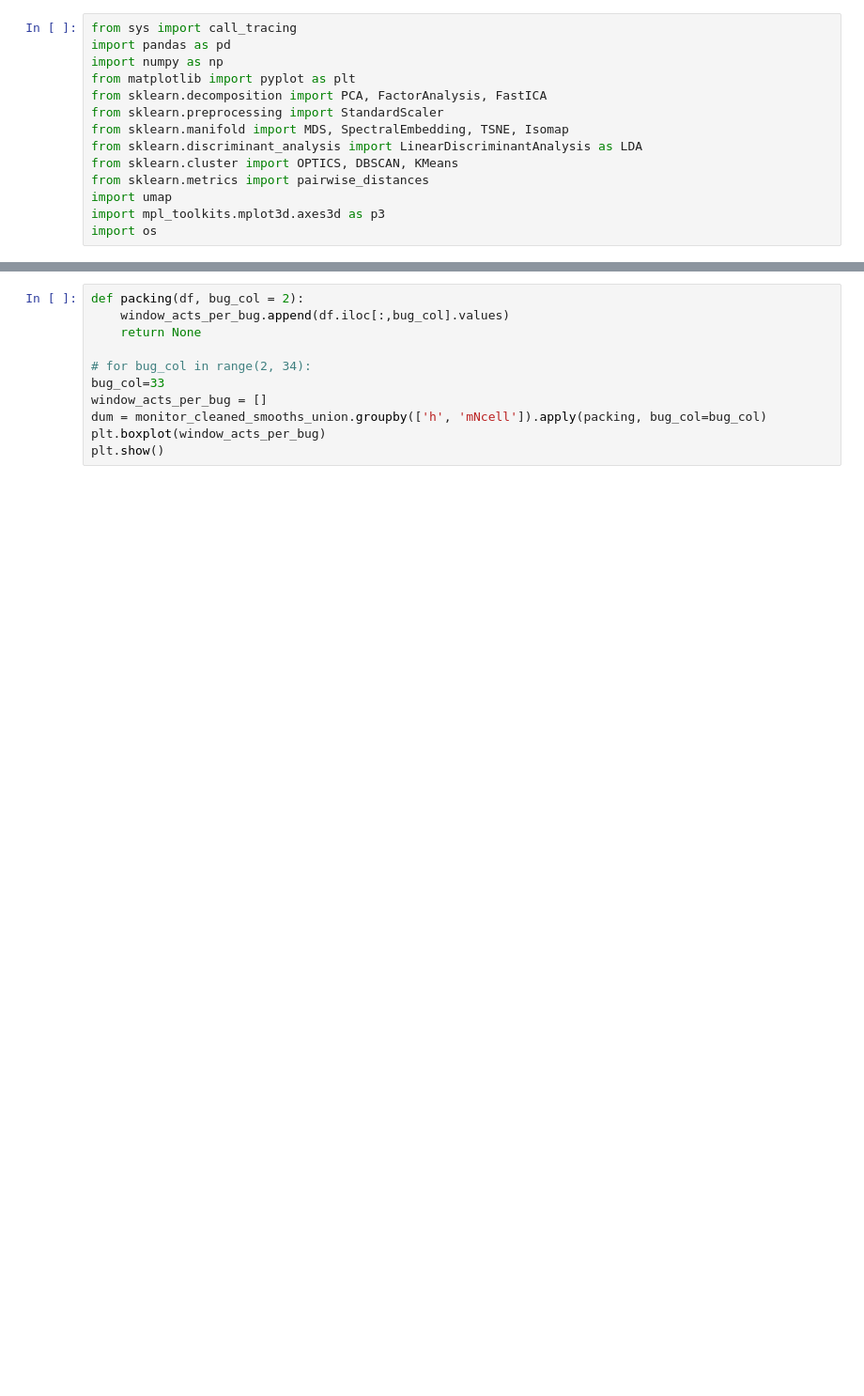
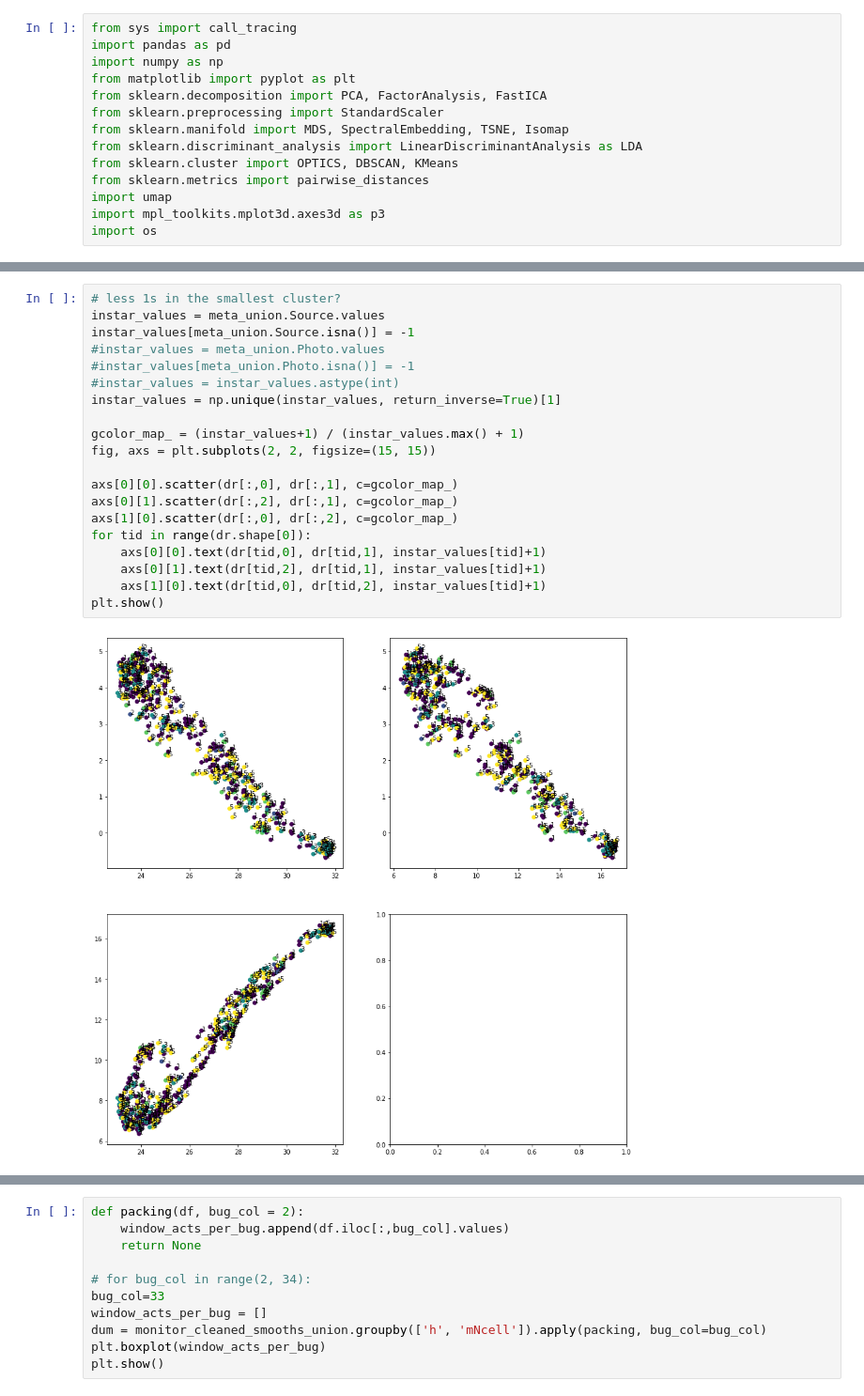
Before and after one commit to CLan2021/beetle, a Jupyter notebook: locomotor_activity/beetle-loc-analysis.ipynb, the cells around one changed output, grey strips where cells are left out. Shown at 94% size. Cells and saved outputs as stored; diff of their text form; blank space fills up the shorter version.

```diff
--- a/locomotor_activity/beetle-loc-analysis.ipynb
+++ b/locomotor_activity/beetle-loc-analysis.ipynb
@@ -188,0 +265,22 @@ meta_union.columns
+# %%
+# less 1s in the smallest cluster?
+instar_values = meta_union.Source.values
+instar_values[meta_union.Source.isna()] = -1
+#instar_values = meta_union.Photo.values
+#instar_values[meta_union.Photo.isna()] = -1
+#instar_values = instar_values.astype(int)
+instar_values = np.unique(instar_values, return_inverse=True)[1]
+
+gcolor_map_ = (instar_values+1) / (instar_values.max() + 1)
+fig, axs = plt.subplots(2, 2, figsize=(15, 15))
+
+axs[0][0].scatter(dr[:,0], dr[:,1], c=gcolor_map_)
+axs[0][1].scatter(dr[:,2], dr[:,1], c=gcolor_map_)
+axs[1][0].scatter(dr[:,0], dr[:,2], c=gcolor_map_)
+for tid in range(dr.shape[0]):
+    axs[0][0].text(dr[tid,0], dr[tid,1], instar_values[tid]+1)
+    axs[0][1].text(dr[tid,2], dr[tid,1], instar_values[tid]+1)
+    axs[1][0].text(dr[tid,0], dr[tid,2], instar_values[tid]+1)
+plt.show()
+# %% [output]
+[figure, added]
```
Also changed, not shown: parts of 44 cells of this notebook, 1 other file.
